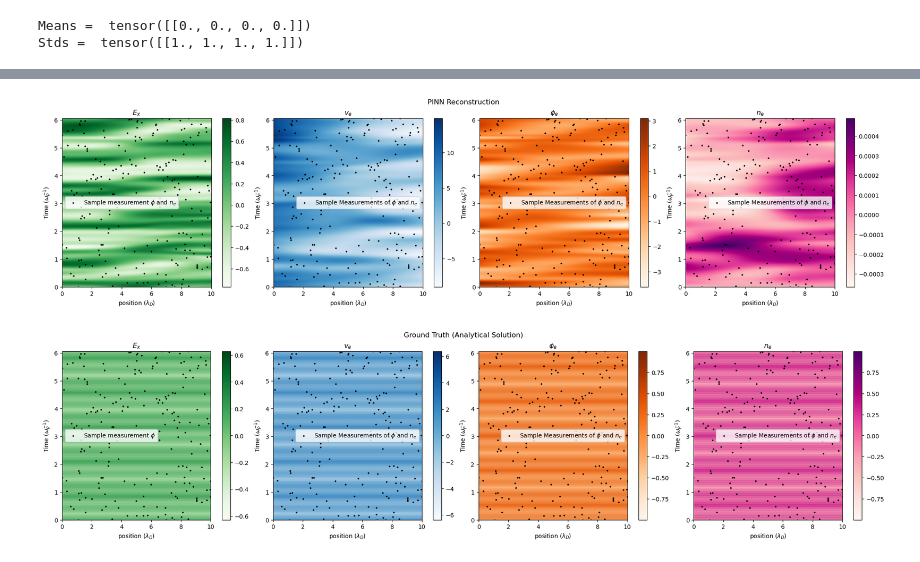
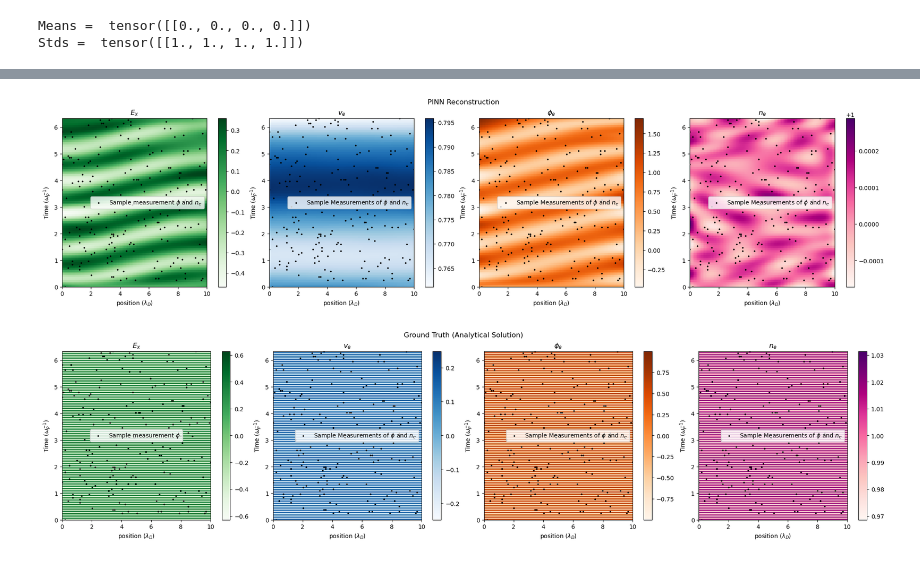
Before and after one commit to amoozing2539/Plasma_PINNS, a Jupyter notebook: PINN_langmuir.ipynb, the cells around one changed output, grey strips where cells are left out. Drawn from its saved outputs; the diff is of its cells as text; code cells hidden in the pictures.

```diff
--- a/PINN_langmuir.ipynb
+++ b/PINN_langmuir.ipynb
@@ -34,12 +34,12 @@ c = 1
 q_e = 1
 ep_0 = 1/(4*np.pi)
 k_B=1
-T_e = 1 #1 Mev
+T_e = 1e-3 #1 kev
 m_e = .511 #Mev/c^2
 
 #Define amplitudes
 n0=1
-phi0=1
+phi1=1
 
 #Define our limits and fundamental plasma values (plasma freq, debye length)
 omega_p = np.sqrt((q_e**2)*n0/(ep_0*m_e)) #plasma frequency defined by amplitude electron density
@@ -50,8 +50,15 @@ gamma = 3
 x_min = -5
 x_max = 5
 Lx = 10 #computer being stupid....
+
 k=2*np.pi/Lx
-omega = np.sqrt(omega_p**2 + gamma*(k**2)*(v_t**2)) #dispersion relation for langmuir waves
+
+#PDEs using plane wave approximation must satisfy these quantities
+omega = np.sqrt(omega_p**2 + gamma*(k**2)*(v_th**2)) #dispersion relation for langmuir waves
+n1 = (ep_0/q_e)*(k**2)*phi1
+v1=(omega/k)*(n1/n0)
+
+
 period = 2*np.pi/omega #period of the waves
 tau = 5 * period #define how long the wave will propagate for
 # %%
@@ -90,9 +98,9 @@ def collocation_points(nx, nt, Lx, tau):
 
     return x_coll.flatten(), t_coll.flatten()
 # %%
-Nx, Nt = 250, 250
+Nx, Nt = 100, 100
 
-X_flat, T_flat, Phi_flat, Ex_flat, ne_flat, ve_flat= generate_data(Nx, Nt, Lx, tau, phi0)
+X_flat, T_flat, Phi_flat, Ex_flat, ne_flat, ve_flat= generate_data(Nx, Nt, Lx, tau)
 
 x_sparse, t_sparse, phi_sparse, ne_sparse = sparse_measurements(X_flat, T_flat, \
                                                                 Phi_flat, ne_flat, \
@@ -146,8 +154,6 @@ class PINN(nn.Module):
             Sin(),
             nn.Linear(100,100),
             Sin(),
-            nn.Linear(100,100),
-            Sin(),
             nn.Linear(100,4)
         )
 
@@ -380,17 +377,23 @@ T_reconstruct = torch.tensor(T_flat, requires_grad=False, dtype=torch.float32).r
 
 
 
-phi_true, E_true, n_true, v_true = analytical_solution(X_reconstruct, T_reconstruct, 1)
+phi_true, E_true, n_true, v_true = analytical_solution(X_reconstruct, T_reconstruct)
 
 phi_recon, E_recon, n_recon, v_recon= (model(X_reconstruct, T_reconstruct)*stds + means).T
 
-phi_reconstructed = phi_recon.detach().cpu().numpy().reshape(250, 250)
-E_reconstructed = E_recon.detach().cpu().numpy().reshape(250, 250)
-n_reconstructed = n_recon.detach().cpu().numpy().reshape(250, 250)
-v_reconstructed = v_recon.detach().cpu().numpy().reshape(250, 250)
+phi_reconstructed = phi_recon.detach().cpu().numpy().reshape(100, 100)
+E_reconstructed = E_recon.detach().cpu().numpy().reshape(100, 100)
+n_reconstructed = n_recon.detach().cpu().numpy().reshape(100, 100)
+v_reconstructed = v_recon.detach().cpu().numpy().reshape(100, 100)
+
+phi_reconstructed = (phi_reconstructed)
+E_reconstructed = (E_reconstructed)
+n_reconstructed = (n_reconstructed)
+v_reconstructed = (v_reconstructed)
 
 
-ext = [0, 10, 0, tau]
+
+ext = [0, Lx, 0, tau]
 
 fig, (ax1,ax2,ax3,ax4) = plt.subplots(1,4, figsize=(20,5), constrained_layout=True)
 ax1.scatter(x_sparse, t_sparse, color = 'black', s = 3, label = 'Sample measurement $\phi$ and $n_{e}$')
@@ -432,40 +435,40 @@ plt.show()
 
 fig, (ax5,ax6,ax7,ax8) = plt.subplots(1,4, figsize=(20,5), constrained_layout=True)
 ax5.scatter(x_sparse, t_sparse, color = 'black', s = 3, label = 'Sample measurement $\phi$')
-im5=ax5.imshow(E_true, aspect = 'auto', cmap='Greens', origin = 'lower', extent = ext, alpha = 1, label = "PINN Reconstruction of $E$")
+im5=ax5.imshow((E_true), aspect = 'auto', cmap='Greens', origin = 'lower', extent = ext, alpha = 1, label = "PINN Reconstruction of $E$")
 ax5.set_xlabel("position ($\lambda_{D}$)")
 ax5.set_ylabel("Time ($\omega_{P}^{-1}$)")
 ax5.set_title("$E_{x}$")
 ax5.legend()
 fig.colorbar(im5)
 
 ax6.scatter(x_sparse, t_sparse, color = 'black', s = 3, label = 'Sample Measurements of $\phi$ and $n_{e}$')
-im6=ax6.imshow(v_true, aspect = 'auto', cmap = 'Blues', origin = 'lower', extent = ext, alpha = 1)
+im6=ax6.imshow((v_true), aspect = 'auto', cmap = 'Blues', origin = 'lower', extent = ext, alpha = 1)
 ax6.set_xlabel("position ($\lambda_{D}$)")
 ax6.set_ylabel("Time ($\omega_{P}^{-1}$)")
 ax6.set_title("$v_{e}$")
 ax6.legend()
 fig.colorbar(im6)
 
 ax7.scatter(x_sparse, t_sparse, color = 'black', s = 3, label = 'Sample Measurements of $\phi$ and $n_{e}$')
-im7=ax7.imshow(phi_true, aspect = 'auto', cmap = 'Oranges', origin = 'lower', extent = ext, alpha = 1)
+im7=ax7.imshow((phi_true), aspect = 'auto', cmap = 'Oranges', origin = 'lower', extent = ext, alpha = 1)
 ax7.set_xlabel("position ($\lambda_{D}$)")
 ax7.set_ylabel("Time ($\omega_{P}^{-1}$)")
 ax7.set_title("$\phi_{e}$")
 ax7.legend()
 fig.colorbar(im7)
 
 ax8.scatter(x_sparse, t_sparse, color = 'black', s = 3, label = 'Sample Measurements of $\phi$ and $n_{e}$')
-im8=ax8.imshow(n_true, aspect = 'auto', cmap = 'RdPu', origin = 'lower', extent = ext, alpha = 1)
+im8=ax8.imshow((n_true), aspect = 'auto', cmap = 'RdPu', origin = 'lower', extent = ext, alpha = 1)
 ax8.set_xlabel("position ($\lambda_{D}$)")
 ax8.set_ylabel("Time ($\omega_{P}^{-1}$)")
 ax8.set_title("$n_{e}$")
 ax8.legend()
 fig.colorbar(im8)
 
 plt.suptitle("Ground Truth (Analytical Solution)")
 # plt.tight_layout()
 plt.show()
 # %% [output]
-[figure, old version]
+[figure, new version]
-[figure, old version]
+[figure, new version]
```
Also changed, not shown: parts of 8 cells of this notebook, 2 other files.
